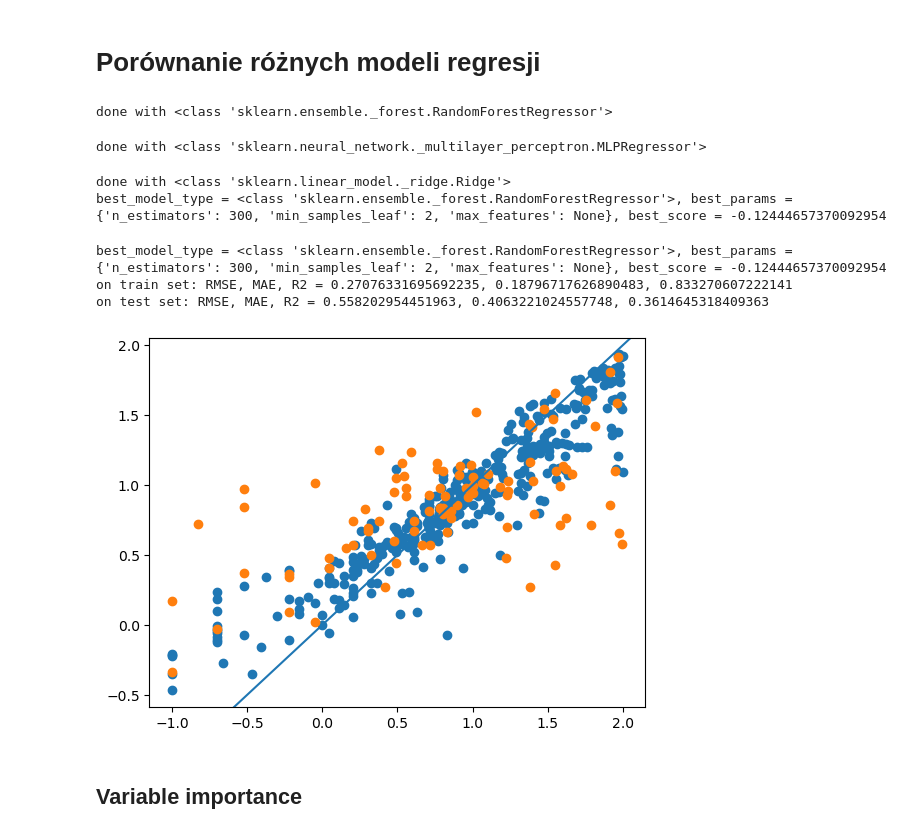
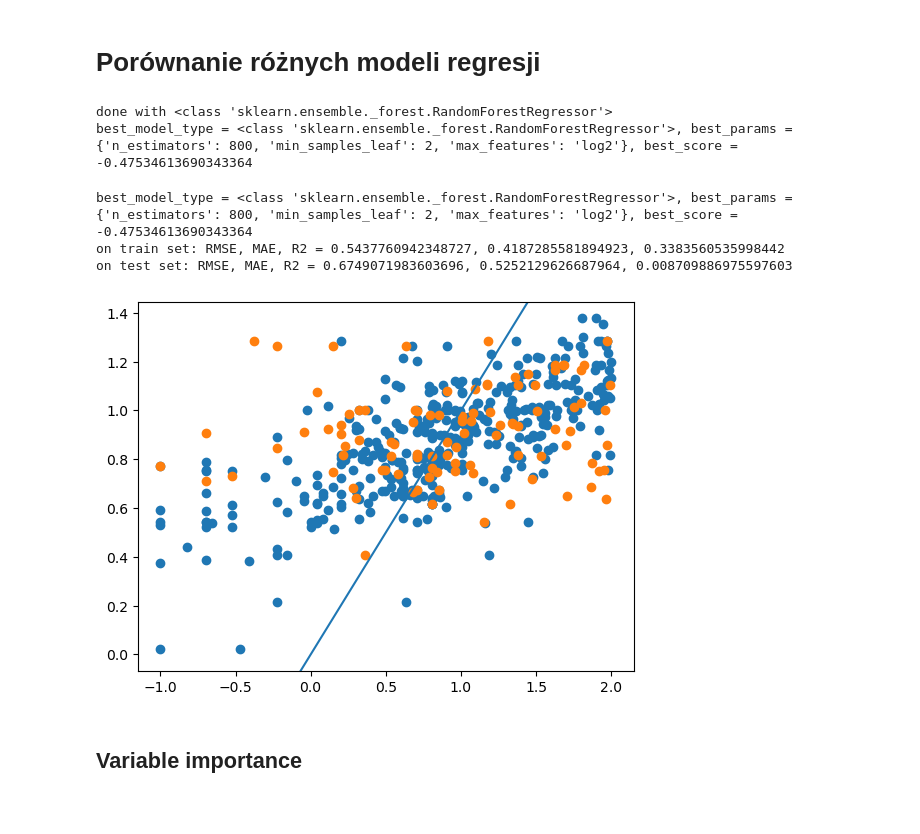
Before and after one commit to Iwomichu/structure-based-admet-prediction, a Jupyter notebook: notebooks/albumin-FINAL.ipynb, the cells around one changed output. Saved outputs shown, nothing was run; the diff lists cells and outputs as text; code cells hidden in the pictures.

```diff
--- a/notebooks/albumin-FINAL.ipynb
+++ b/notebooks/albumin-FINAL.ipynb
@@ -202,14 +194,14 @@ regression_model_list = [
         'min_samples_leaf': [2, 4, 8],
         'max_features': ['log2', 'sqrt', None]
     }),
-    (MLPRegressor, {
-        'hidden_layer_sizes': [(100,), (300,), (256, 128), (128, 64, 32), (100, 100)],
-        'activation': ['logistic', 'tanh', 'relu'],
-        'early_stopping': [True, False]
-    }),
-    (Ridge, {
-        'alpha': [0.0001, 0.0003, 0.001, 0.003, 0.01, 0.03, 0.1, 0.3, 1.0, 3.0]
-    }),
+    #(MLPRegressor, {
+    #    'hidden_layer_sizes': [(100,), (300,), (256, 128), (128, 64, 32), (100, 100)],
+    #    'activation': ['logistic', 'tanh', 'relu'],
+    #    'early_stopping': [True, False]
+    #}),
+    #(Ridge, {
+    #    'alpha': [0.0001, 0.0003, 0.001, 0.003, 0.01, 0.03, 0.1, 0.3, 1.0, 3.0]
+    #}),
 ]
 # %%
 def my_product(inp):
@@ -235,18 +227,16 @@ for model_type in regression_model_list:
 print(f'best_model_type = {best_model_type}, best_params = {best_params}, best_score = {best_score}')
 # %% [output]
 done with <class 'sklearn.ensemble._forest.RandomForestRegressor'>
+best_model_type = <class 'sklearn.ensemble._forest.RandomForestRegressor'>, best_params = {'n_estimators': 800, 'min_samples_leaf': 2, 'max_features': 'log2'}, best_score = -0.47534613690343364
-done with <class 'sklearn.neural_network._multilayer_perceptron.MLPRegressor'>
-done with <class 'sklearn.linear_model._ridge.Ridge'>
-best_model_type = <class 'sklearn.ensemble._forest.RandomForestRegressor'>, best_params = {'n_estimators': 300, 'min_samples_leaf': 2, 'max_features': None}, best_score = -0.12444657370092954
 # %%
 print(f'best_model_type = {best_model_type}, best_params = {best_params}, best_score = {best_score}')
-model = best_model_type(**best_params)
+# model = best_model_type(**best_params)
 test_regression_model(model, x_train, x_test, y_train, y_test)
 # %% [output]
-best_model_type = <class 'sklearn.ensemble._forest.RandomForestRegressor'>, best_params = {'n_estimators': 300, 'min_samples_leaf': 2, 'max_features': None}, best_score = -0.12444657370092954
-on train set: RMSE, MAE, R2 = 0.27076331695692235, 0.18796717626890483, 0.833270607222141
-on test set: RMSE, MAE, R2 = 0.558202954451963, 0.4063221024557748, 0.3614645318409363
+best_model_type = <class 'sklearn.ensemble._forest.RandomForestRegressor'>, best_params = {'n_estimators': 800, 'min_samples_leaf': 2, 'max_features': 'log2'}, best_score = -0.47534613690343364
+on train set: RMSE, MAE, R2 = 0.5437760942348727, 0.4187285581894923, 0.3383560535998442
+on test set: RMSE, MAE, R2 = 0.6749071983603696, 0.5252129626687964, 0.008709886975597603
-[figure, old version]
+[figure, new version]
 # %% [markdown]
 ## Variable importance
 # %%
```
Also changed, not shown: parts of 4 cells of this notebook.
